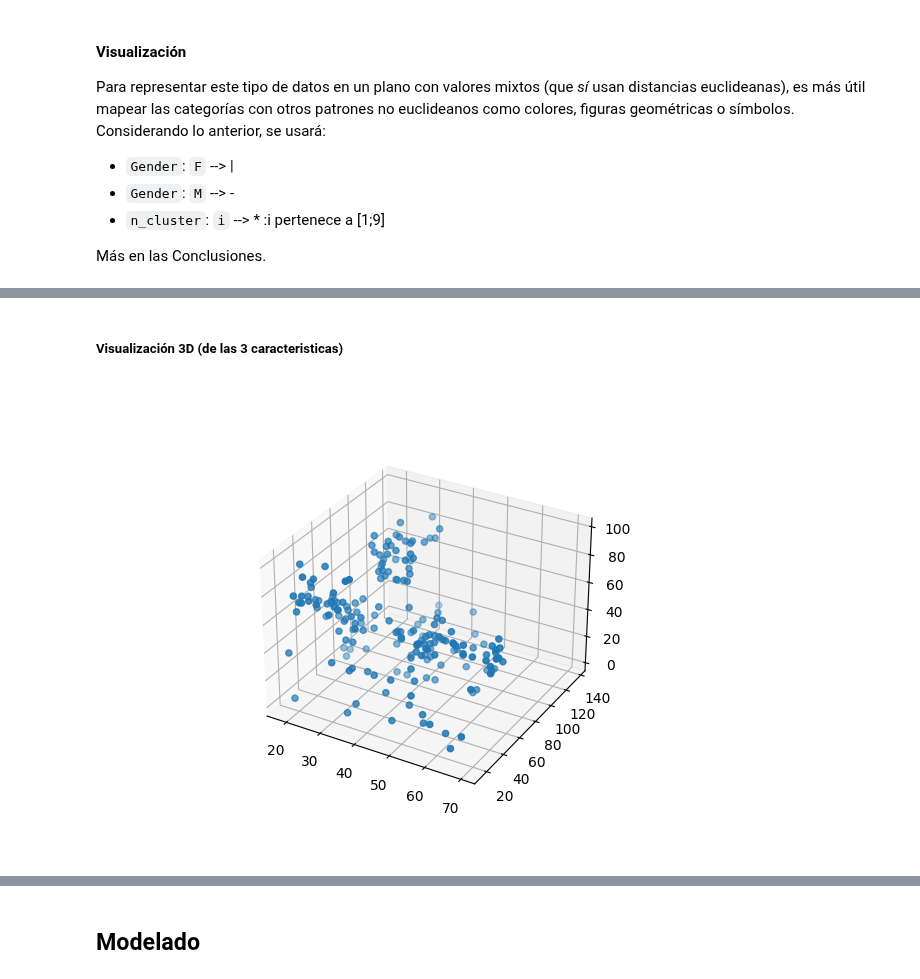
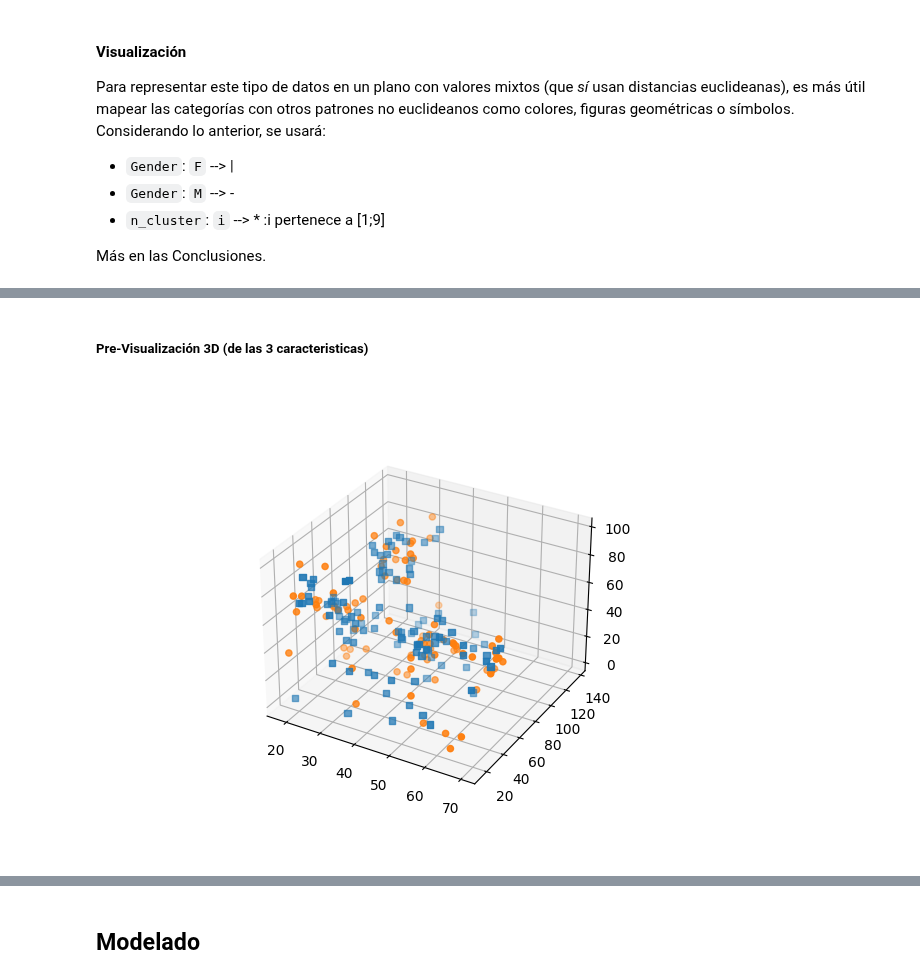
Before and after one commit to allanes/curso_aprendizaje_autom_tp2, a Jupyter notebook: ejercicio1.ipynb, the cells around one changed output, grey strips where cells are left out. Cells and saved outputs as stored; diff of their text form; code cells hidden in the pictures.

```diff
--- a/ejercicio1.ipynb
+++ b/ejercicio1.ipynb
@@ -65,15 +65,22 @@ for i, col in enumerate(dataset.columns):
 # %% [markdown]
-##### Visualización 3D (de las 3 caracteristicas)
+##### Pre-Visualización 3D (de las 3 caracteristicas)
-# %%
-%matplotlib widget
-from matplotlib import pyplot as plt
-
-dataset_reducido = dataset.drop(columns=['Gender'])
-
-plt.figure()
-ax = plt.axes(projection='3d')
-dr = dataset_reducido
-ax.scatter3D(dr[dr.columns[0]], dr[dr.columns[1]], dr[dr.columns[2]])
-plt.show()
-# %% [output]
-[figure, removed]
+# %%
+%matplotlib widget
+from matplotlib import pyplot as plt
+
+ds_f = dataset[(dataset['Gender'] == 'Female')]
+ds_m = dataset[(dataset['Gender'] == 'Male')]
+
+plt.figure()
+ax = plt.axes(projection='3d')
+indice_X = ds_f.columns[1]
+indice_Y = ds_f.columns[2]
+indice_Z = ds_f.columns[3]
+ax.scatter3D(ds_f[indice_X], ds_f[indice_Y], ds_f[indice_Z], marker='s')
+ax.scatter3D(ds_m[indice_X], ds_m[indice_Y], ds_m[indice_Z], marker='o')
+plt.show()
+
+# En esta instancia los dejo tambien representados por distintos
+# colores para visualizar algun patron
+# %% [output]
+[figure, added]
```
Also changed, not shown: parts of 14 cells of this notebook.
